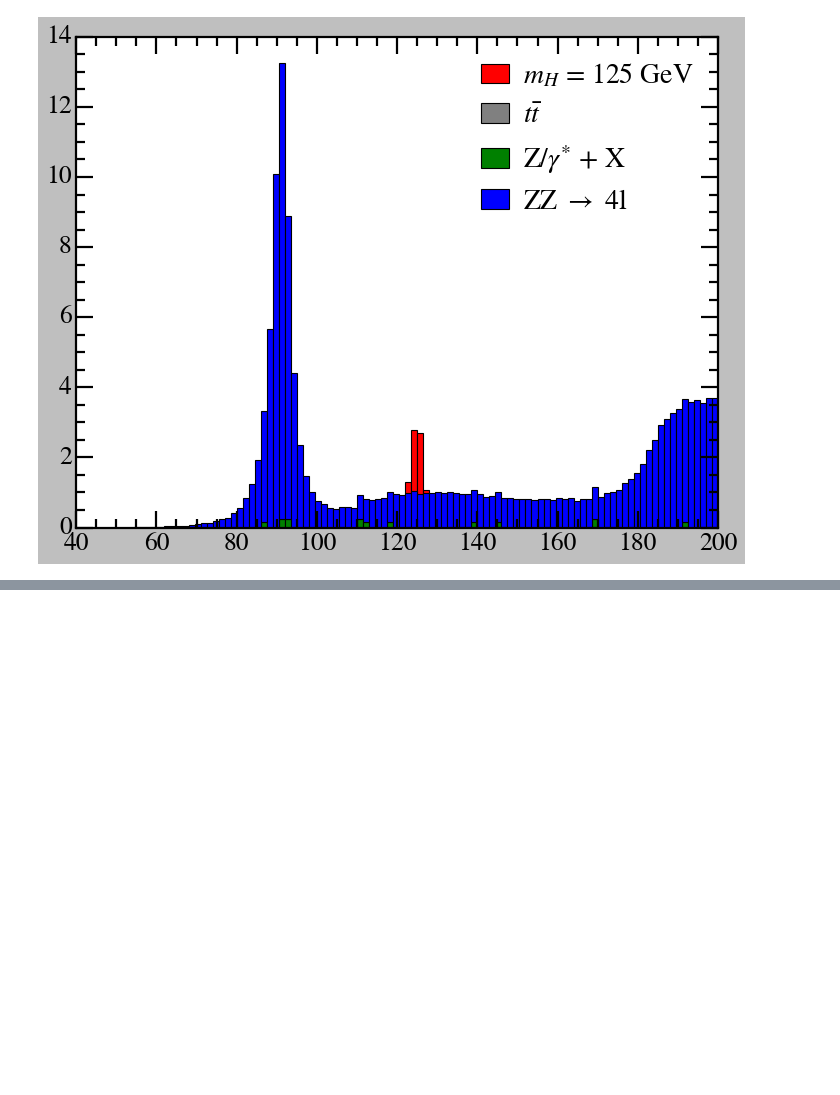
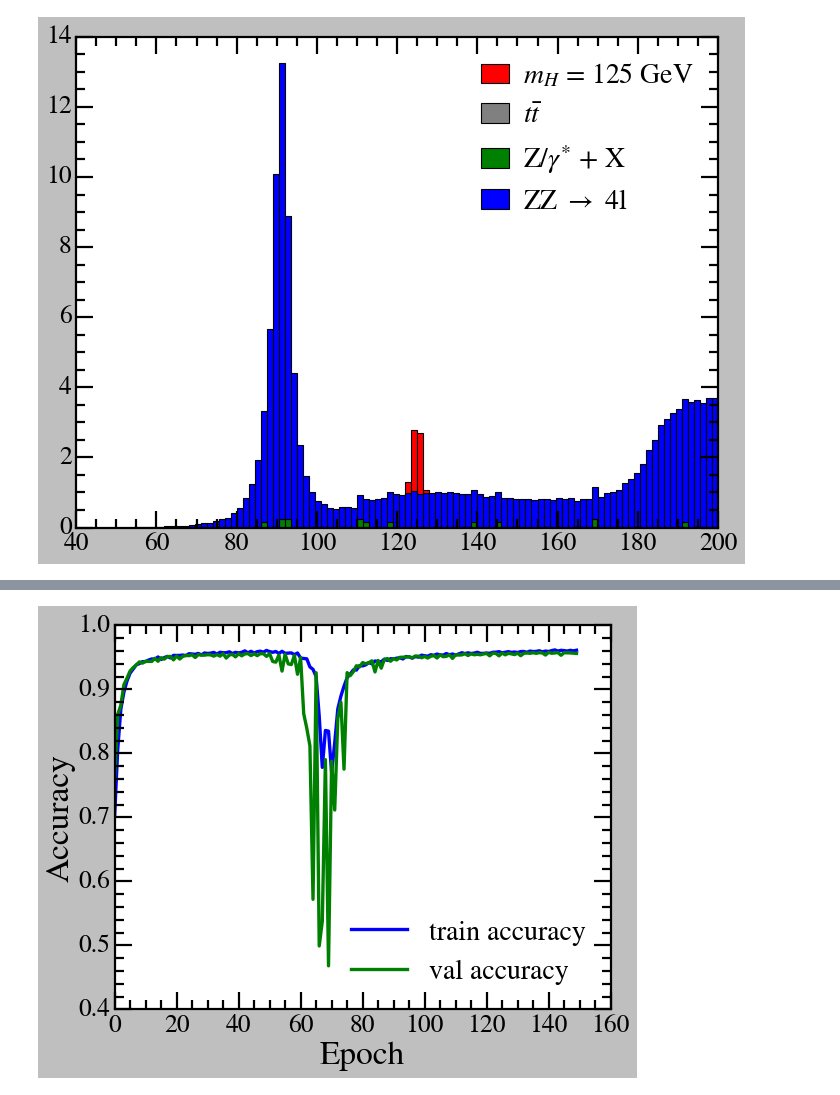
Before and after one commit to vinh-qtran/mit-jlab-sp25, a Jupyter notebook: higgs/preliminary/analysis.ipynb, the cells around one changed output, grey strips where cells are left out. Drawn from its saved outputs; the diff is of its cells as text; code cells hidden in the pictures; blank space fills up the shorter version.

```diff
--- a/higgs/preliminary/analysis.ipynb
+++ b/higgs/preliminary/analysis.ipynb
@@ -190,0 +248,12 @@ PC 6
+# %%
+plt.plot(training_stats['train_accuracies'], label='train accuracy')
+plt.plot(training_stats['val_accuracies'], label='val accuracy')
+
+plt.xlabel('Epoch')
+plt.ylabel('Accuracy')
+
+plt.legend()
+
+plt.show()
+# %% [output]
+[figure, added]
```
Also changed, not shown: parts of 12 cells of this notebook, 9 other files.
